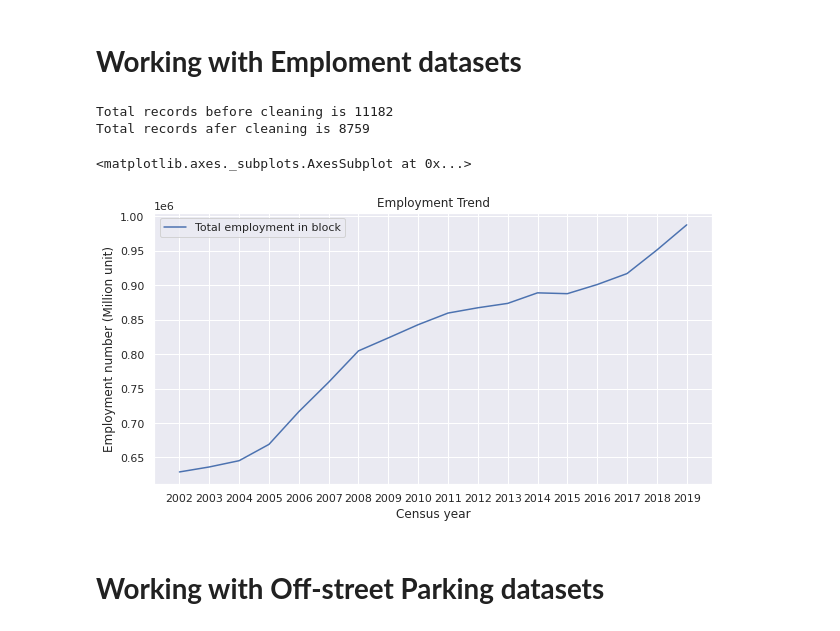
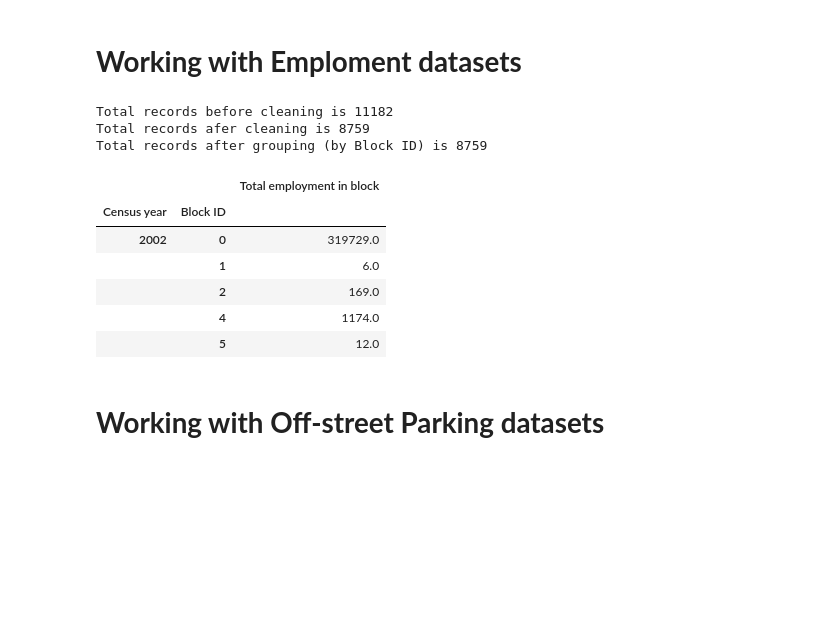
Before and after one commit to Tithra/SIT782, a Jupyter notebook: CLUE_analysis_interact.ipynb, the cells around one changed output. Saved outputs shown, nothing was run; the diff lists cells and outputs as text; code cells hidden in the pictures; blank space fills up the shorter version.

```diff
--- a/CLUE_analysis_interact.ipynb
+++ b/CLUE_analysis_interact.ipynb
@@ -61,39 +55,31 @@ Total records before cleaning is 177729
 # %%
 #Employment data
 employment = pd.read_csv('/content/drive/MyDrive/Notebooks/SIT782/CLUE/Employment_by_block_by_CLUE_industry.csv')
-
 #Total records before cleaning
 print('Total records before cleaning is',len(employment))
-
 #Cleaning the data (remove missing values at [Total employment in block])
 employment.dropna(subset=['Total employment in block'],inplace=True)
-
 #Total records after cleaning
 print('Total records afer cleaning is',len(employment))
-
 #Select only necessary columns
 selected_columns =['Census year','Block ID','Total employment in block']
 employment = employment[selected_columns]
-employment
-
 #Sum the employment based on Block ID and Year
-employment_by_block = resident.groupby(['Census year','Block ID']).sum()
-
-#Sum the employment number based on Block ID and Year
 employment_by_block = employment.groupby(['Census year','Block ID']).sum()
-
-#plot the residential dwellings
-xTicks = range(2002,2020,1)
-employment_by_block.groupby(['Census year']).sum()[:-1].plot.line(xticks = xTicks,
-                                                                figsize=(10,5),
-                                                                title='Employment Trend',
-                                                                ylabel = 'Employment number (Million unit)'
-                                                                )
+print('Total records after grouping (by Block ID) is',len(employment_by_block))
+#Detail of the employment_by_block
+employment_by_block.head()
 # %% [output]
 Total records before cleaning is 11182
 Total records afer cleaning is 8759
+Total records after grouping (by Block ID) is 8759
-<matplotlib.axes._subplots.AxesSubplot at 0x...>
-[figure, removed]
+|  |  | Total employment in block |
+| Census year | Block ID |  |
+| 2002 | 0 | 319729.0 |
+|  | 1 | 6.0 |
+|  | 2 | 169.0 |
+|  | 4 | 1174.0 |
+|  | 5 | 12.0 |
 # %% [markdown]
 # **Working with Off-street Parking datasets**
 # %%
```
Also changed, not shown: parts of 6 cells of this notebook.
